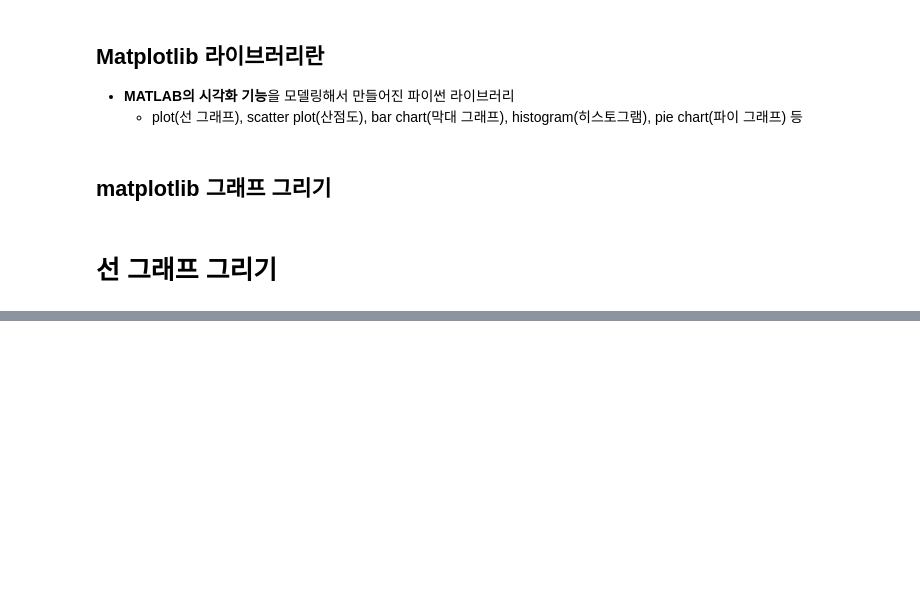
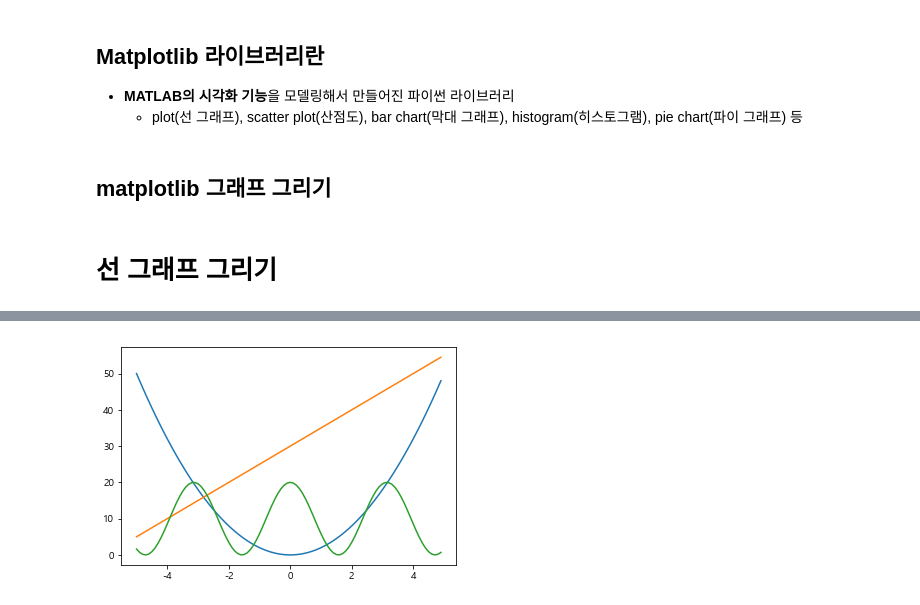
Before and after one commit to Jiwon-Hwang/AI-Data-Analysis, a Jupyter notebook: 4주차/7강_Matplotlib 라이브러리.ipynb, the cells around one changed output, grey strips where cells are left out. Saved outputs shown, nothing was run; the diff lists cells and outputs as text; code cells hidden in the pictures; blank space fills up the shorter version.

```diff
--- a/4주차/7강_Matplotlib 라이브러리.ipynb
+++ b/4주차/7강_Matplotlib 라이브러리.ipynb
@@ -26,0 +83,13 @@ matplotlib.rcParams['axes.unicode_minus'] = False # 마이너스(-)폰트 깨짐
+# %%
+x = np.arange(-5, 5, 0.1)
+y1 = 2*x**2
+y2 = 5*x + 30
+y3 = 20*np.cos(x)**2
+
+plt.plot(x, y1)
+plt.plot(x, y2)
+plt.plot(x, y3)
+
+plt.show()
+# %% [output]
+[figure, added]
```
Also changed, not shown: parts of 34 cells of this notebook, 6 other files.
